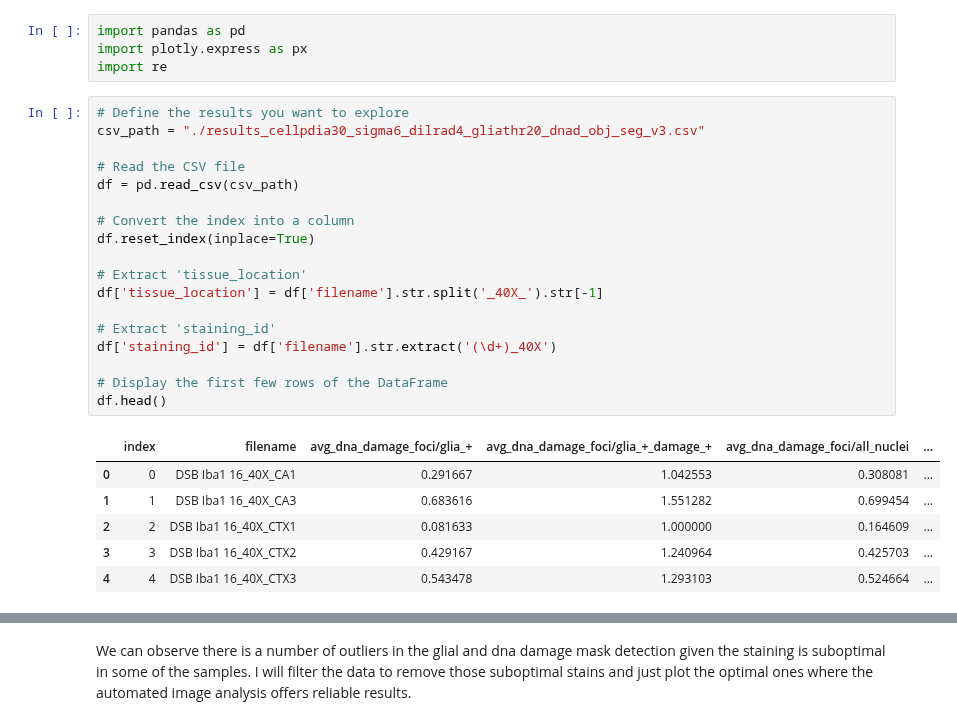
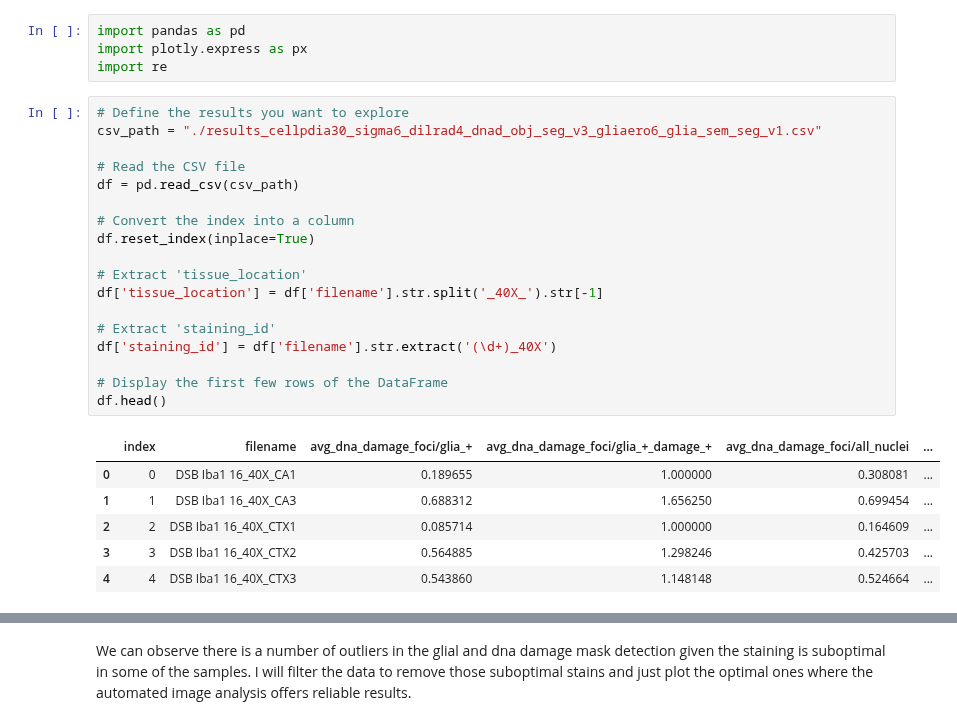
Before and after one commit to adiezsanchez/microglia_dna_damage, a Jupyter notebook: 2_data_exploration.ipynb, the cells around one changed output, grey strips where cells are left out. Drawn from its saved outputs; the diff is of its cells as text.

```diff
--- a/2_data_exploration.ipynb
+++ b/2_data_exploration.ipynb
@@ -4,29 +4,29 @@ import plotly.express as px
 import re
 # %%
 # Define the results you want to explore
-csv_path = "./results_cellpdia30_sigma6_dilrad4_gliathr20_dnad_obj_seg_v3.csv"
+csv_path = "./results_cellpdia30_sigma6_dilrad4_dnad_obj_seg_v3_gliaero6_glia_sem_seg_v1.csv"
 
 # Read the CSV file
 df = pd.read_csv(csv_path)
 
 # Convert the index into a column
 df.reset_index(inplace=True)
 
 # Extract 'tissue_location'
 df['tissue_location'] = df['filename'].str.split('_40X_').str[-1]
 
 # Extract 'staining_id'
 df['staining_id'] = df['filename'].str.extract('(\d+)_40X')
 
 # Display the first few rows of the DataFrame
 df.head()
 # %% [output]
 |  | index | filename | avg_dna_damage_foci/glia_+ | avg_dna_damage_foci/glia_+_damage_+ | avg_dna_damage_foci/all_nuclei | ... |
-| 0 | 0 | DSB Iba1 16_40X_CA1 | 0.291667 | 1.042553 | 0.308081 | ... |
-| 1 | 1 | DSB Iba1 16_40X_CA3 | 0.683616 | 1.551282 | 0.699454 | ... |
-| 2 | 2 | DSB Iba1 16_40X_CTX1 | 0.081633 | 1.000000 | 0.164609 | ... |
-| 3 | 3 | DSB Iba1 16_40X_CTX2 | 0.429167 | 1.240964 | 0.425703 | ... |
-| 4 | 4 | DSB Iba1 16_40X_CTX3 | 0.543478 | 1.293103 | 0.524664 | ... |
+| 0 | 0 | DSB Iba1 16_40X_CA1 | 0.189655 | 1.000000 | 0.308081 | ... |
+| 1 | 1 | DSB Iba1 16_40X_CA3 | 0.688312 | 1.656250 | 0.699454 | ... |
+| 2 | 2 | DSB Iba1 16_40X_CTX1 | 0.085714 | 1.000000 | 0.164609 | ... |
+| 3 | 3 | DSB Iba1 16_40X_CTX2 | 0.564885 | 1.298246 | 0.425703 | ... |
+| 4 | 4 | DSB Iba1 16_40X_CTX3 | 0.543860 | 1.148148 | 0.524664 | ... |
 # %%
 # Extract analysis parameters from the CSV path
 extracted_values = re.findall(r'\d+', csv_path)
```
Also changed, not shown: parts of 23 cells of this notebook, 8 other files.
